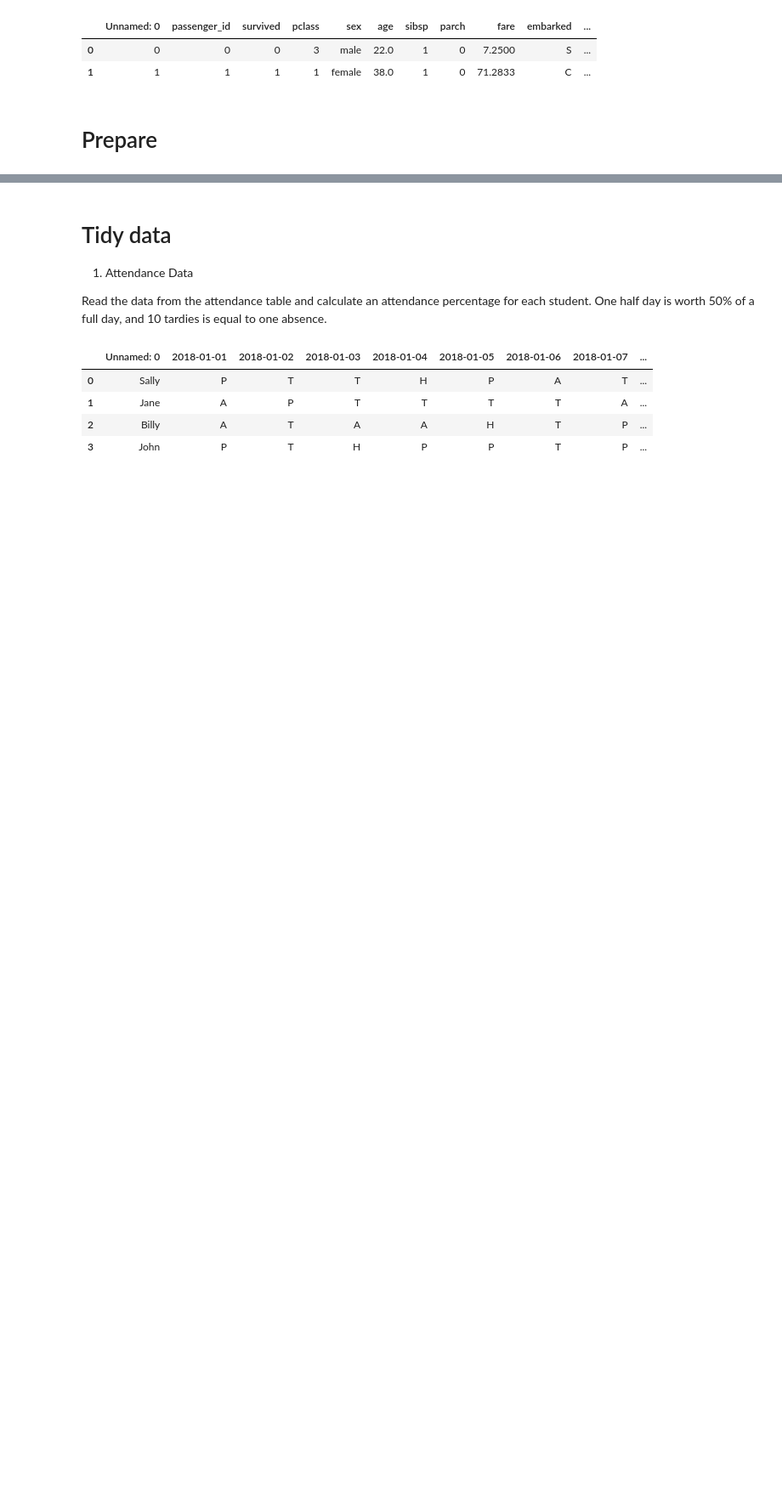
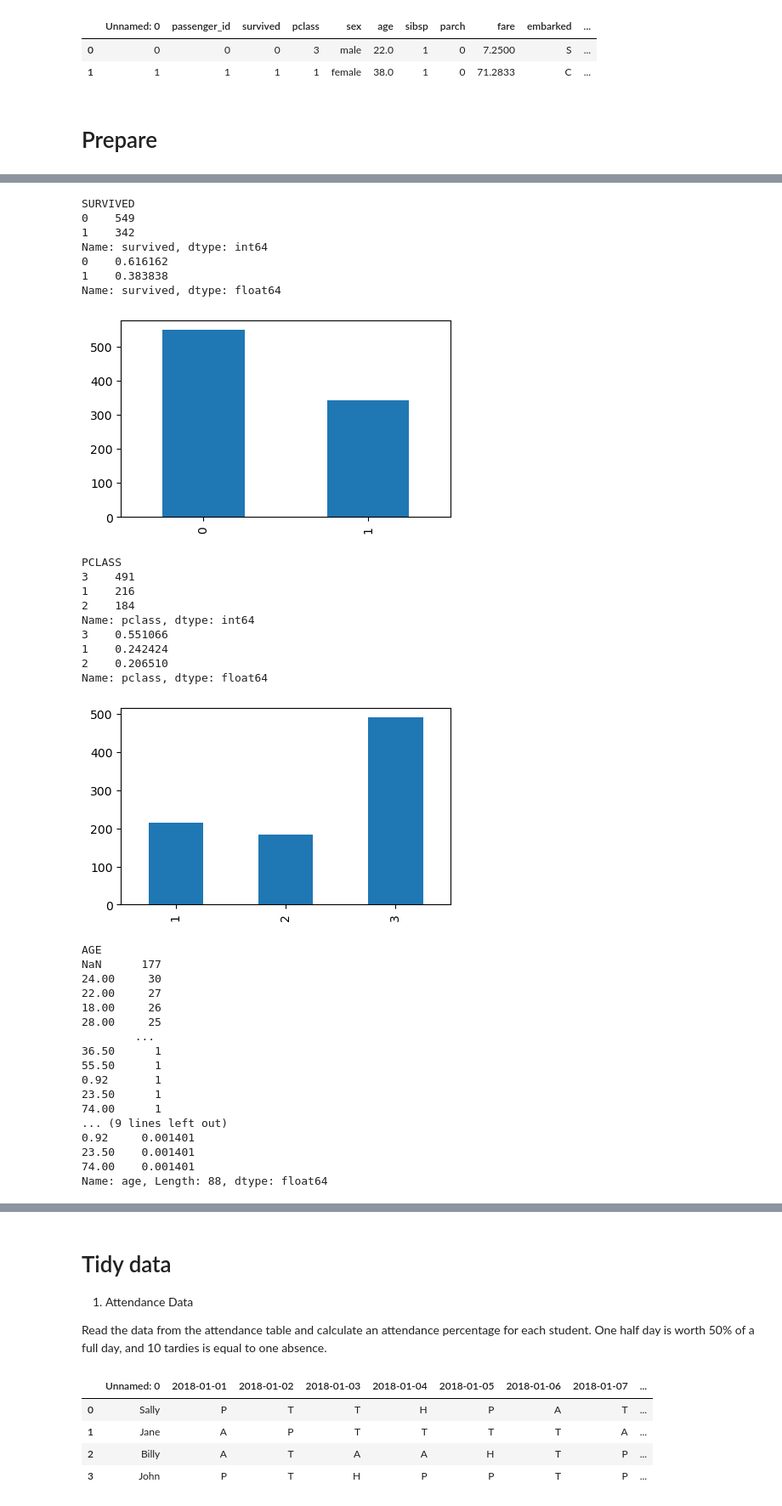
Before and after one commit to MigashaneVictoire/classification-exercises, a Jupyter notebook: classification_exercises.ipynb, the cells around one changed output, grey strips where cells are left out. Shown: that part at 85% size. Drawn from its saved outputs; the diff is of its cells as text; code cells hidden in the pictures; blank space fills up the shorter version.

```diff
--- a/classification_exercises.ipynb
+++ b/classification_exercises.ipynb
@@ -336,0 +421,3 @@ get_csv_from_codeup_database_("titanic.csv").head(2)
+# %%
+titanic = acquire.get_titanic_data()
+titanic.head()
@@ -336,0 +454,4 @@ get_csv_from_codeup_database_("titanic.csv").head(2)
+# %%
+# separeate numeric from object data types and get columns names
+numeric_titanic = titanic.select_dtypes("number").columns
+numeric_titanic
@@ -336,0 +462,46 @@ get_csv_from_codeup_database_("titanic.csv").head(2)
+# %%
+# print value counts for all the numeric columns
+for col in numeric_titanic[1:]:
+    plt.figure(figsize=(5,3))
+    print(col.upper())
+    print(titanic[col].value_counts(dropna=False))
+    print(titanic[col].value_counts(normalize=True))
+    titanic[col].value_counts(dropna=False).sort_index().plot.bar()
+    plt.show()
+    print()
+# %% [output]
+SURVIVED
+0    549
+1    342
+Name: survived, dtype: int64
+0    0.616162
+1    0.383838
+Name: survived, dtype: float64
+[figure, added]
+PCLASS
+3    491
+1    216
+2    184
+Name: pclass, dtype: int64
+3    0.551066
+1    0.242424
+2    0.206510
+Name: pclass, dtype: float64
+[figure, added]
+AGE
+NaN      177
+24.00     30
+22.00     27
+18.00     26
+28.00     25
+        ...
+36.50      1
+55.50      1
+0.92       1
+23.50      1
+74.00      1
+... (9 lines left out)
+0.92     0.001401
+23.50    0.001401
+74.00    0.001401
+Name: age, Length: 88, dtype: float64
```
Also changed, not shown: parts of 67 cells of this notebook, 1 other file.
